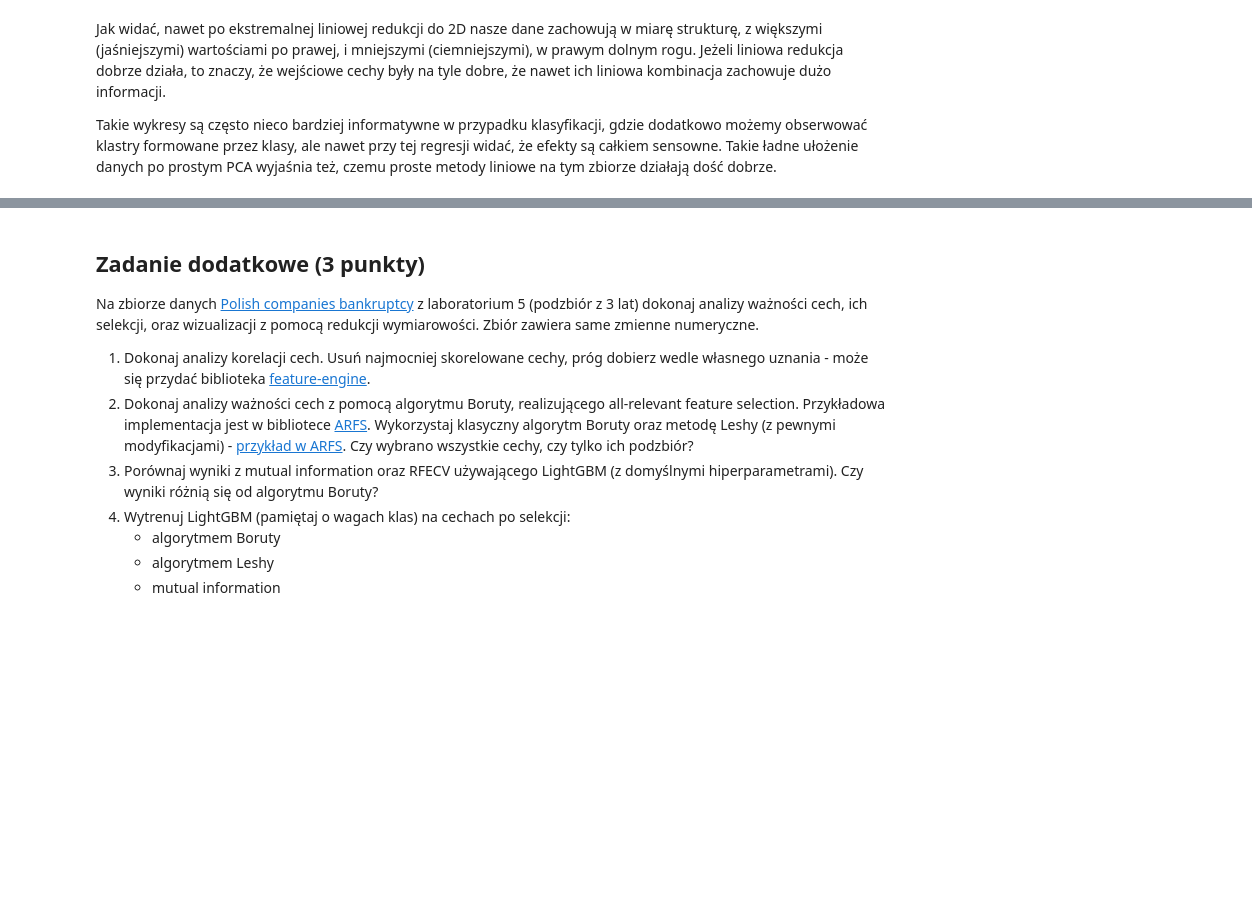
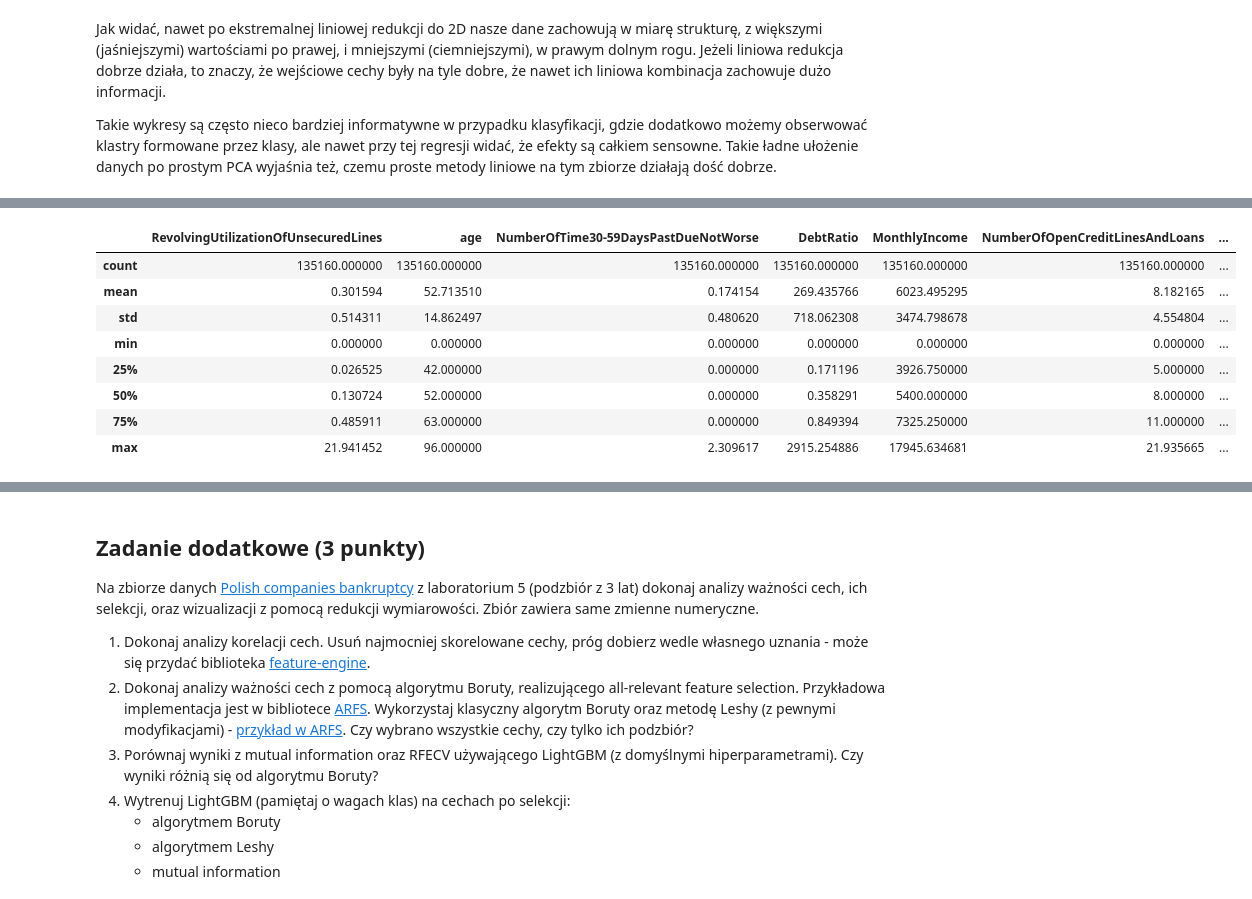
Before and after one commit to Wenszel/agh-machine-learning, a Jupyter notebook: 06_feature_selection_dimensionality_reduction/notebook.ipynb, the cells around one changed output, grey strips where cells are left out. Cells and saved outputs as stored; diff of their text form; code cells hidden in the pictures; blank space fills up the shorter version.

```diff
--- a/06_feature_selection_dimensionality_reduction/notebook.ipynb
+++ b/06_feature_selection_dimensionality_reduction/notebook.ipynb
@@ -968,0 +938,12 @@ KeyError: "None of [Index([     1,      7,     63,     91,    118,    122,    15
+# %%
+X_winsorized[y_trimmed == 0].describe()
+# %% [output]
+|  | RevolvingUtilizationOfUnsecuredLines | age | NumberOfTime30-59DaysPastDueNotWorse | DebtRatio | MonthlyIncome | NumberOfOpenCreditLinesAndLoans | ... |
+| count | 135160.000000 | 135160.000000 | 135160.000000 | 135160.000000 | 135160.000000 | 135160.000000 | ... |
+| mean | 0.301594 | 52.713510 | 0.174154 | 269.435766 | 6023.495295 | 8.182165 | ... |
+| std | 0.514311 | 14.862497 | 0.480620 | 718.062308 | 3474.798678 | 4.554804 | ... |
+| min | 0.000000 | 0.000000 | 0.000000 | 0.000000 | 0.000000 | 0.000000 | ... |
+| 25% | 0.026525 | 42.000000 | 0.000000 | 0.171196 | 3926.750000 | 5.000000 | ... |
+| 50% | 0.130724 | 52.000000 | 0.000000 | 0.358291 | 5400.000000 | 8.000000 | ... |
+| 75% | 0.485911 | 63.000000 | 0.000000 | 0.849394 | 7325.250000 | 11.000000 | ... |
+| max | 21.941452 | 96.000000 | 2.309617 | 2915.254886 | 17945.634681 | 21.935665 | ... |
```
Also changed, not shown: parts of 24 cells of this notebook, 2 other files.
